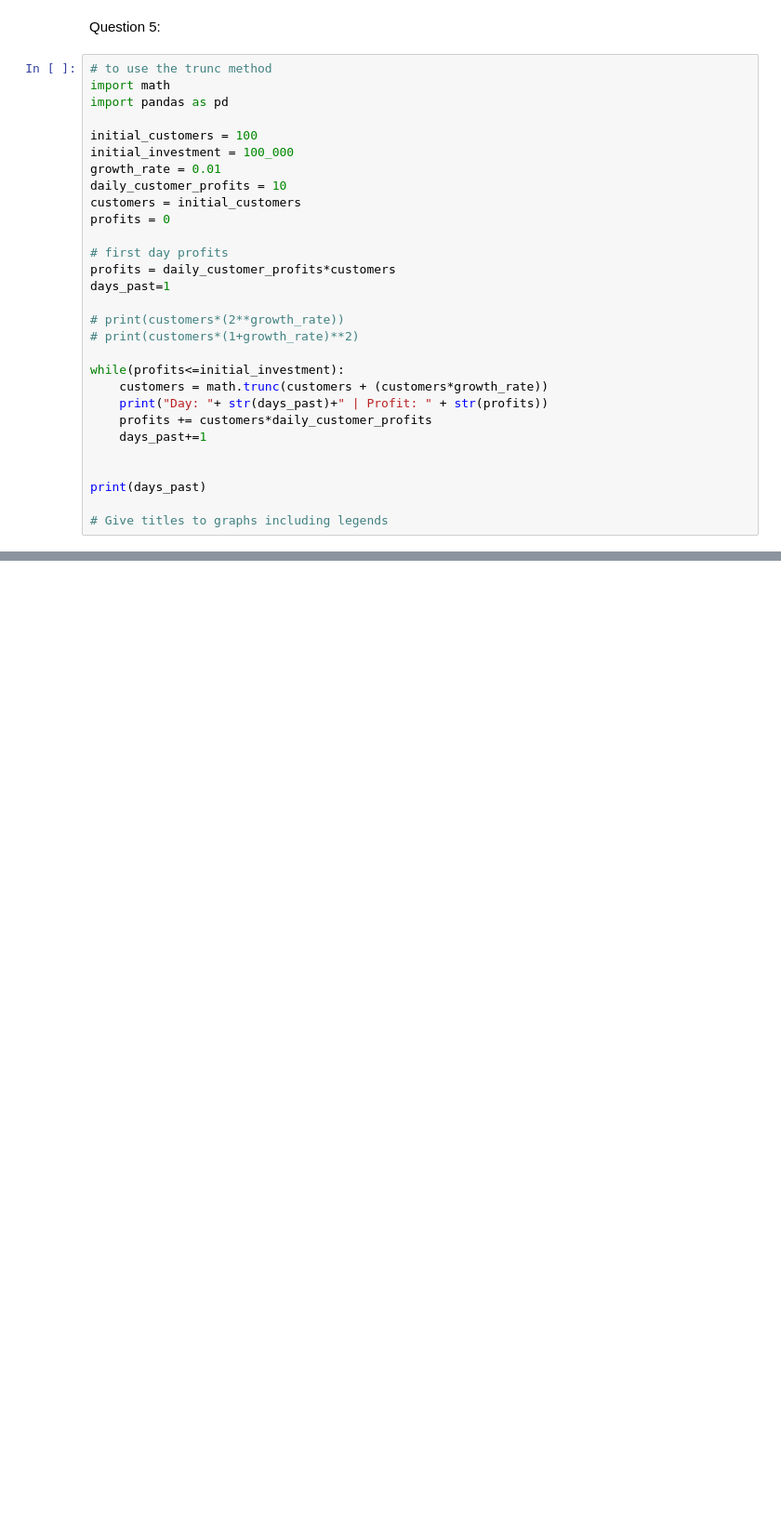
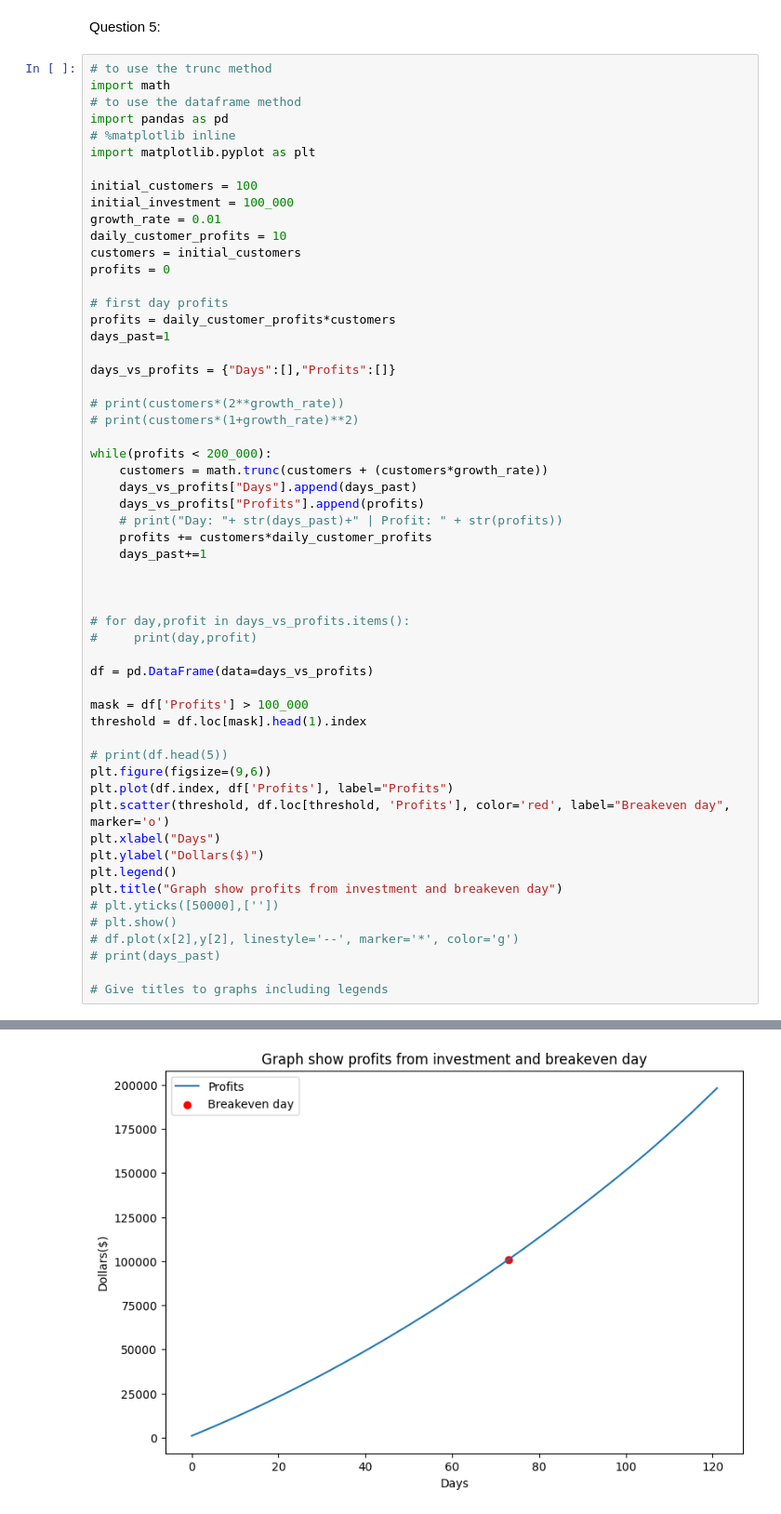
Before and after one commit to ahugari/DIAML, a Jupyter notebook: Assignment 1/miraguha_DIAML_Assignment1.ipynb, the cells around one changed output, grey strips where cells are left out. Shown: that part at 93% size. Saved outputs shown, nothing was run; the diff lists cells and outputs as text; blank space fills up the shorter version.

```diff
--- a/Assignment 1/miraguha_DIAML_Assignment1.ipynb
+++ b/Assignment 1/miraguha_DIAML_Assignment1.ipynb
@@ -96,7 +96,10 @@ Question 5:
 # %%
 # to use the trunc method
 import math
+# to use the dataframe method
 import pandas as pd
+# %matplotlib inline
+import matplotlib.pyplot as plt
 
 initial_customers = 100
 initial_investment = 100_000
@@ -109,17 +112,41 @@ profits = 0
 profits = daily_customer_profits*customers
 days_past=1
 
+days_vs_profits = {"Days":[],"Profits":[]}
+
 # print(customers*(2**growth_rate))
 # print(customers*(1+growth_rate)**2)
 
-while(profits<=initial_investment):
+while(profits < 200_000):
     customers = math.trunc(customers + (customers*growth_rate))
-    print("Day: "+ str(days_past)+" | Profit: " + str(profits))
+    days_vs_profits["Days"].append(days_past)
+    days_vs_profits["Profits"].append(profits)
+    # print("Day: "+ str(days_past)+" | Profit: " + str(profits))
     profits += customers*daily_customer_profits
     days_past+=1
 
 
-print(days_past)
+
+# for day,profit in days_vs_profits.items():
+#     print(day,profit)
+
+df = pd.DataFrame(data=days_vs_profits)
+
+mask = df['Profits'] > 100_000
+threshold = df.loc[mask].head(1).index
+
+# print(df.head(5))
+plt.figure(figsize=(9,6))
+plt.plot(df.index, df['Profits'], label="Profits")
+plt.scatter(threshold, df.loc[threshold, 'Profits'], color='red', label="Breakeven day", marker='o')
+plt.xlabel("Days")
+plt.ylabel("Dollars($)")
+plt.legend()
+plt.title("Graph show profits from investment and breakeven day")
+# plt.yticks([50000],[''])
+# plt.show()
+# df.plot(x[2],y[2], linestyle='--', marker='*', color='g')
+# print(days_past)
 
 # Give titles to graphs including legends
 # %% [output]
@@ -142,0 +154 @@ Day: 73 | Profit: 99280
+[figure, added]
```
Also changed, not shown: parts of 11 cells of this notebook, 3 other files.
